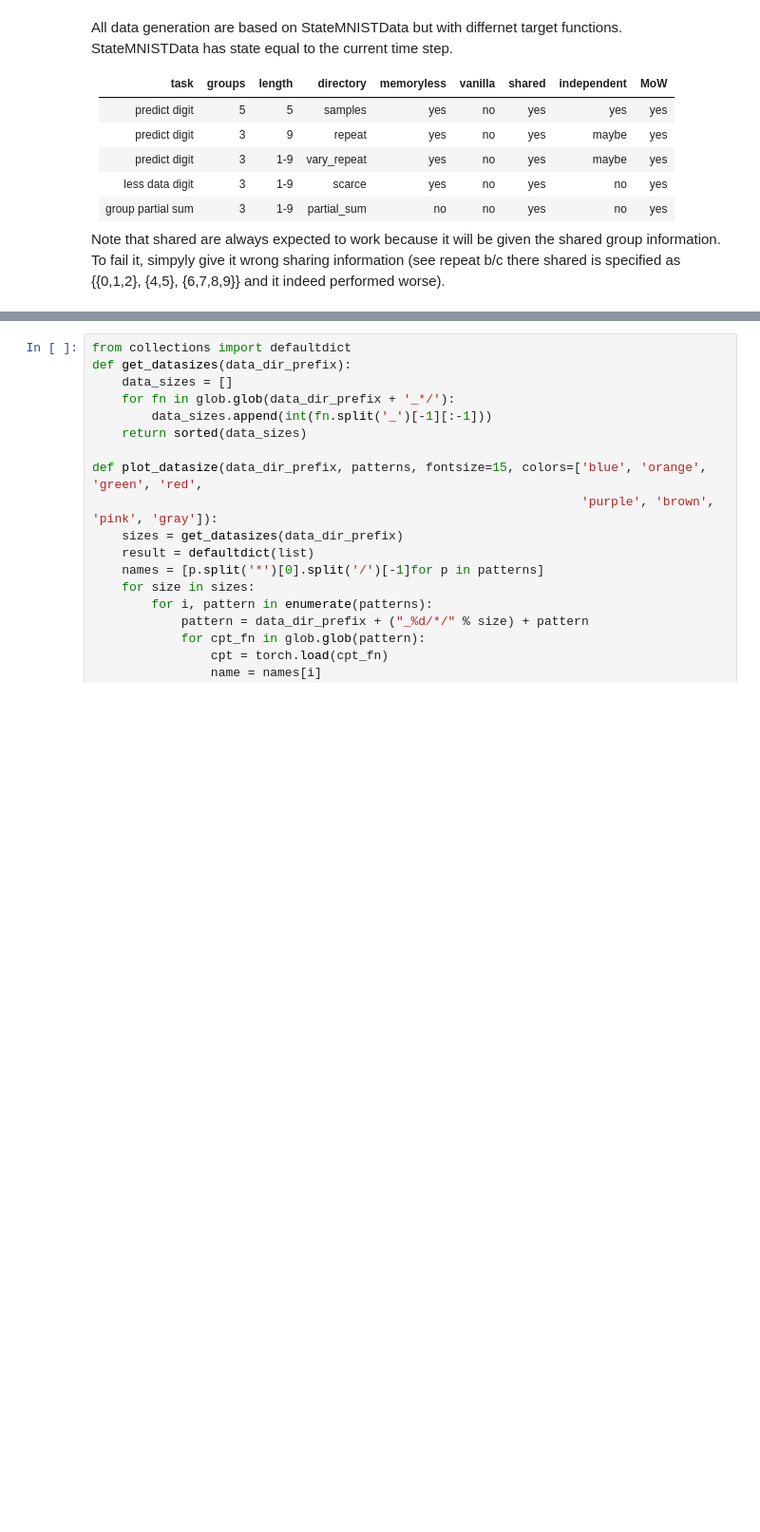
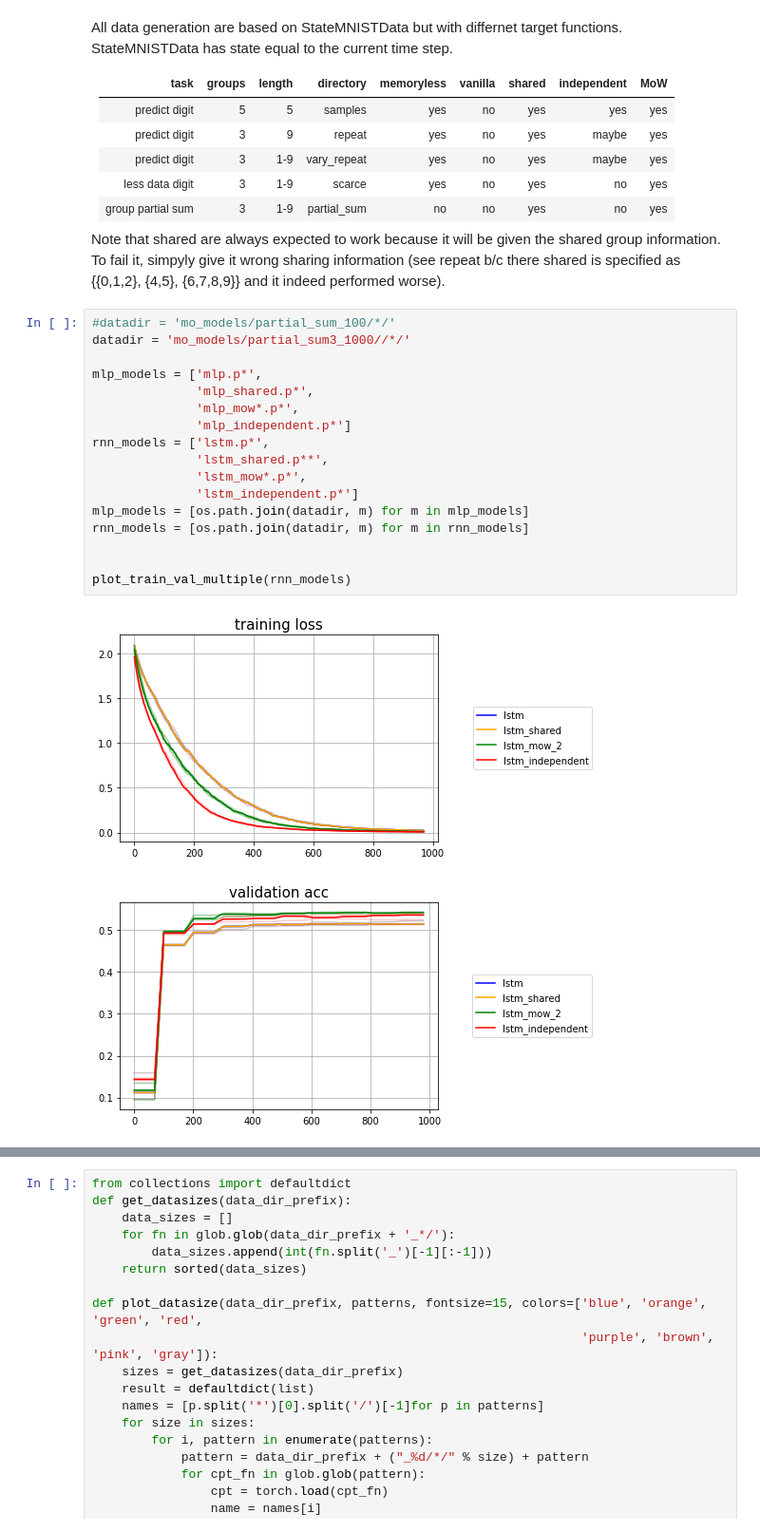
Before and after one commit to nathanwang000/sequence_fun, a Jupyter notebook: sequence_fun_evaluation.ipynb, the cells around one changed output, grey strips where cells are left out. Shown at 95% size. Cells and saved outputs as stored; diff of their text form; blank space fills up the shorter version.

```diff
--- a/sequence_fun_evaluation.ipynb
+++ b/sequence_fun_evaluation.ipynb
@@ -104,4 +39,24 @@ All data generation are based on StateMNISTData but with differnet target functi
 |group partial sum| 3      | 1-9    | partial_sum   |   no         | no       | yes    | no          | yes |
 
 Note that shared are always expected to work because it will be given the shared group information. To fail it, simpyly give it wrong sharing information (see repeat b/c there shared is specified as {{0,1,2}, {4,5}, {6,7,8,9}} and it indeed performed worse).
+# %%
+#datadir = 'mo_models/partial_sum_100/*/'
+datadir = 'mo_models/partial_sum3_1000//*/'
+
+mlp_models = ['mlp.p*',
+              'mlp_shared.p*',
+              'mlp_mow*.p*',
+              'mlp_independent.p*']
+rnn_models = ['lstm.p*',
+              'lstm_shared.p**',
+              'lstm_mow*.p*',
+              'lstm_independent.p*']
+mlp_models = [os.path.join(datadir, m) for m in mlp_models]
+rnn_models = [os.path.join(datadir, m) for m in rnn_models]
+
+
+plot_train_val_multiple(rnn_models)
+# %% [output]
+[figure, added]
+[figure, added]
 # %%
```
Also changed, not shown: parts of 7 cells of this notebook, 2 other files.
